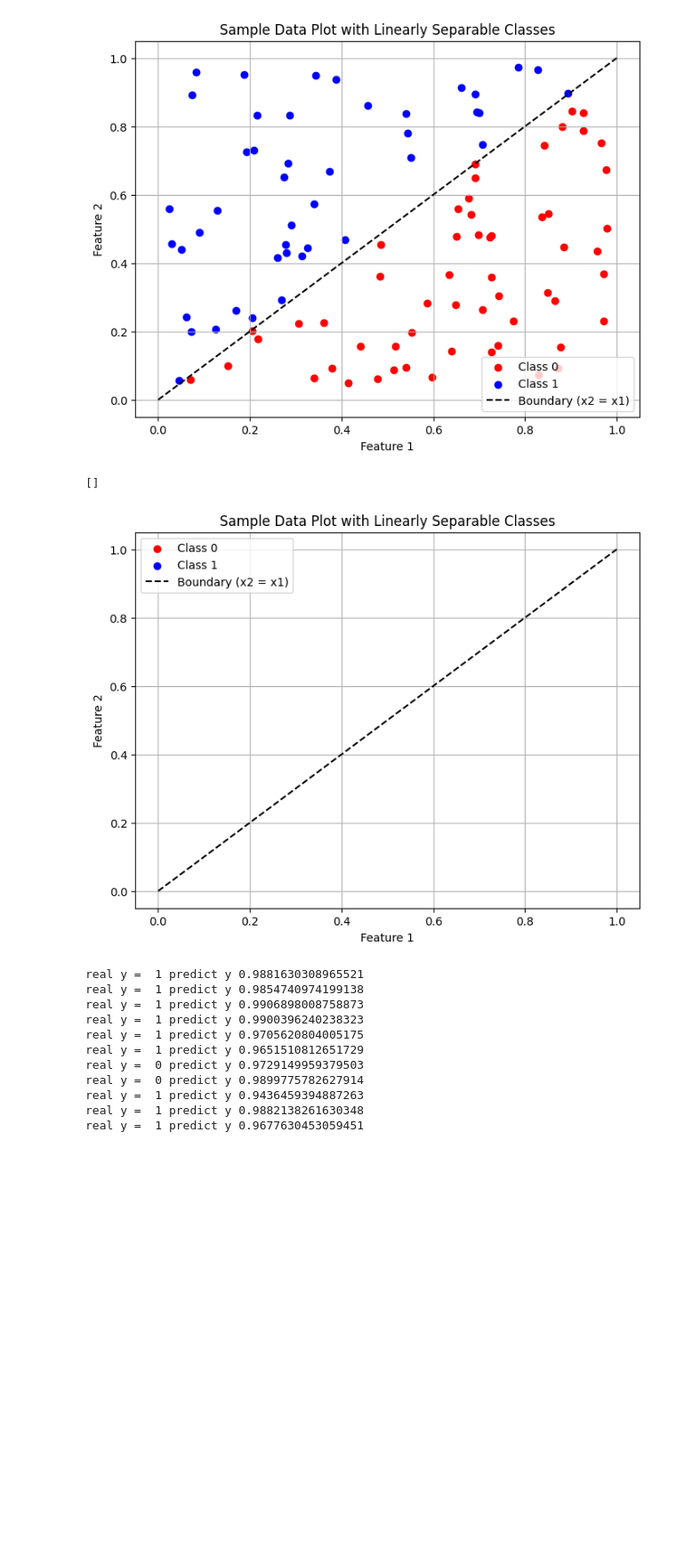
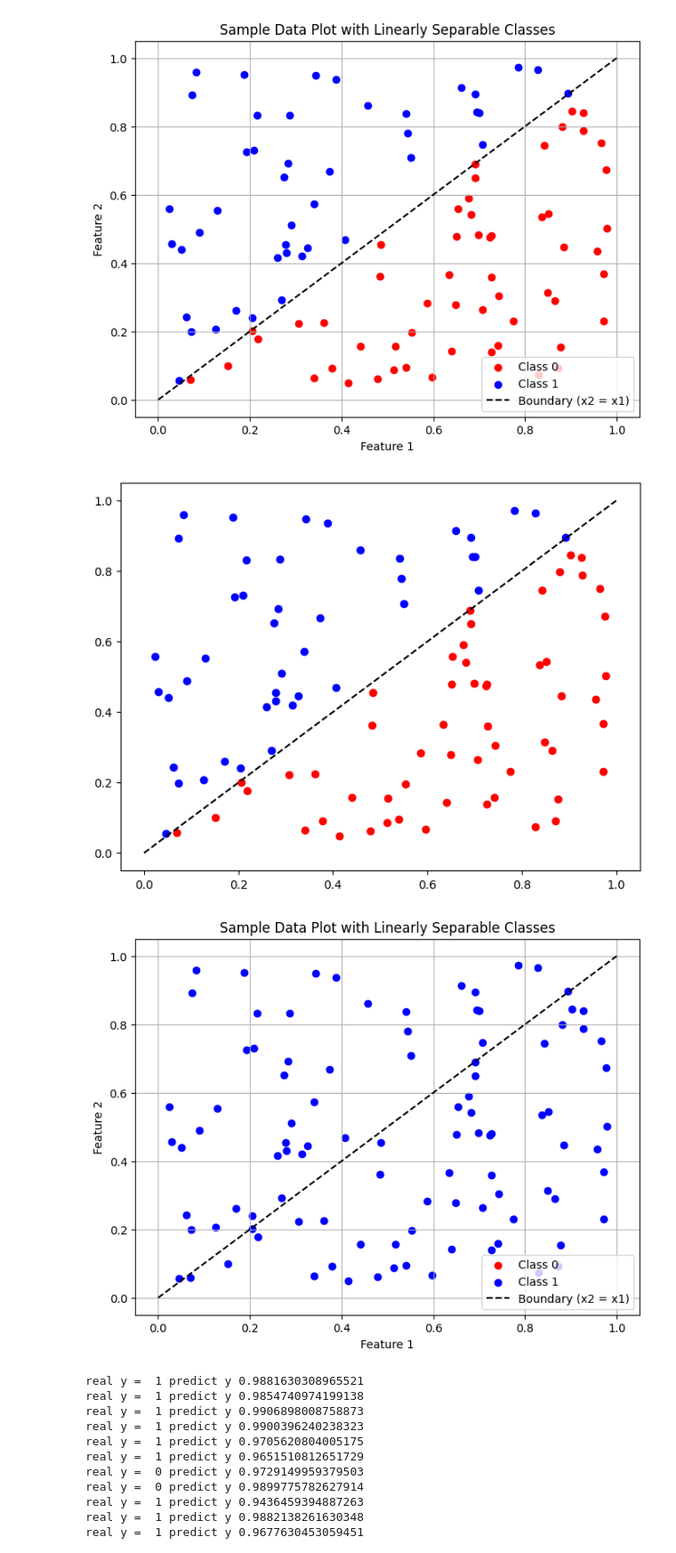
Before and after one commit to natanil-m/grover_qnn, a Jupyter notebook: V2/grover_qnn_V2_1g.ipynb, the cells around one changed output. Shown at 89% size. Saved outputs shown, nothing was run; the diff lists cells and outputs as text; code cells hidden in the pictures; blank space fills up the shorter version.

```diff
--- a/V2/grover_qnn_V2_1g.ipynb
+++ b/V2/grover_qnn_V2_1g.ipynb
@@ -399,30 +405,62 @@ plt.grid(True)
 plt.show()
 # %% [output]
 [figure]
+# %%
+def predict(params,x):
+    prob = predict_circuit(params,x)[0]
+    if(prob>1/2):
+        return 1
+    else:
+        return 0
+# %%
+def convertXtoLabel(f0,f1):
+    if(f0>f1): return 0
+    else: return 1
 # %%
-data_y_predict =[]
-data_x =[]
-for x in data_x:
-    predict = predict_circuit(params,x)[0]
-    data_y_predict.append(predict)
 
-print(data_x[data_y_predict == 1][:, 0])
+x1_0,y1_0 =[],[]
+x1_1,y1_1 = [],[]
+xp_0,yp_0 =[],[]
+xp_1,yp_1 =[],[]
+for f in data_x:
+    label_exact_x1_y1= convertXtoLabel(f[0],f[1])
+    if(label_exact_x1_y1==0):
+        x1_0.append(f[0])
+        y1_0.append(f[1])
+    else:
+        x1_1.append(f[0])
+        y1_1.append(f[1])
+    label_predict_xp= predict(params,f)
+    if(label_predict_xp==0):
+        xp_0.append(f[0])
+        yp_0.append(f[1])
+    else:
+        xp_1.append(f[0])
+        yp_1.append(f[1])
+
+
+# print(data_x[data_y_predict == 0])
 plt.figure(figsize=(8, 6))
-plt.scatter(data_x[data_y_predict == 0][:, 0], data_x[data_y_predict == 0][:, 1], color='red', label='Class 0')
-plt.scatter(data_x[data_y_predict == 1][:, 0], data_x[data_y_predict == 1][:, 1], color='blue', label='Class 1')
+plt.scatter(x1_0, y1_0, color='red', label='Class 0')
+plt.scatter(x1_1, y1_1, color='blue', label='Class 1')
+plt.plot([0, 1], [0, 1], 'k--', label='Boundary (x2 = x1)')
+
+plt.figure(figsize=(8, 6))
+plt.scatter(xp_0, yp_0, color='red', label='Class 0')
+plt.scatter(xp_1, yp_1, color='blue', label='Class 1')
 
 # Draw the line x2 = x1 to show the boundary
 plt.plot([0, 1], [0, 1], 'k--', label='Boundary (x2 = x1)')
 
 plt.title('Sample Data Plot with Linearly Separable Classes')
 plt.xlabel('Feature 1')
 plt.ylabel('Feature 2')
 plt.legend()
 plt.grid(True)
 plt.show()
 # %% [output]
-[]
-[figure, old version]
+[figure, new version]
+[figure, added]
 # %%
 
 
```
Also changed, not shown: parts of 2 cells of this notebook, 3 other files.
